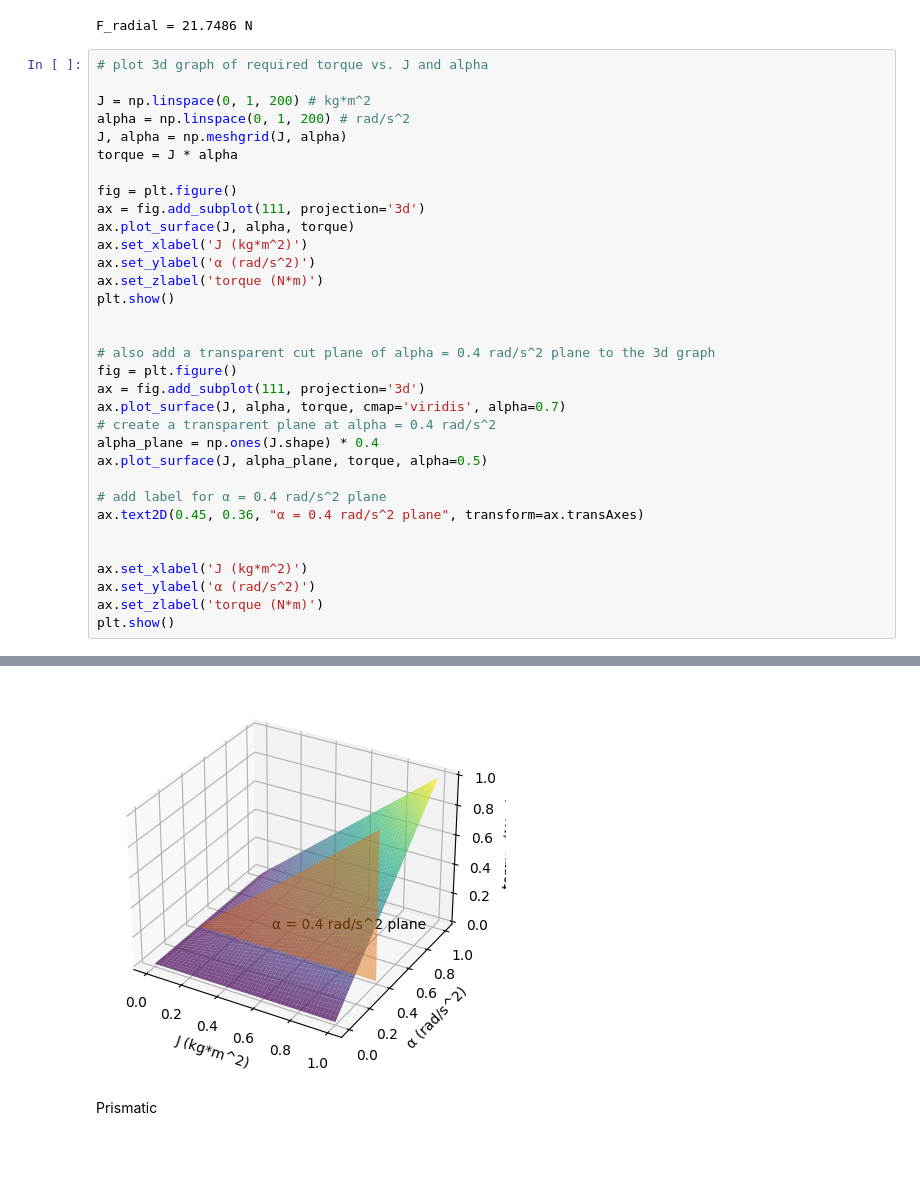
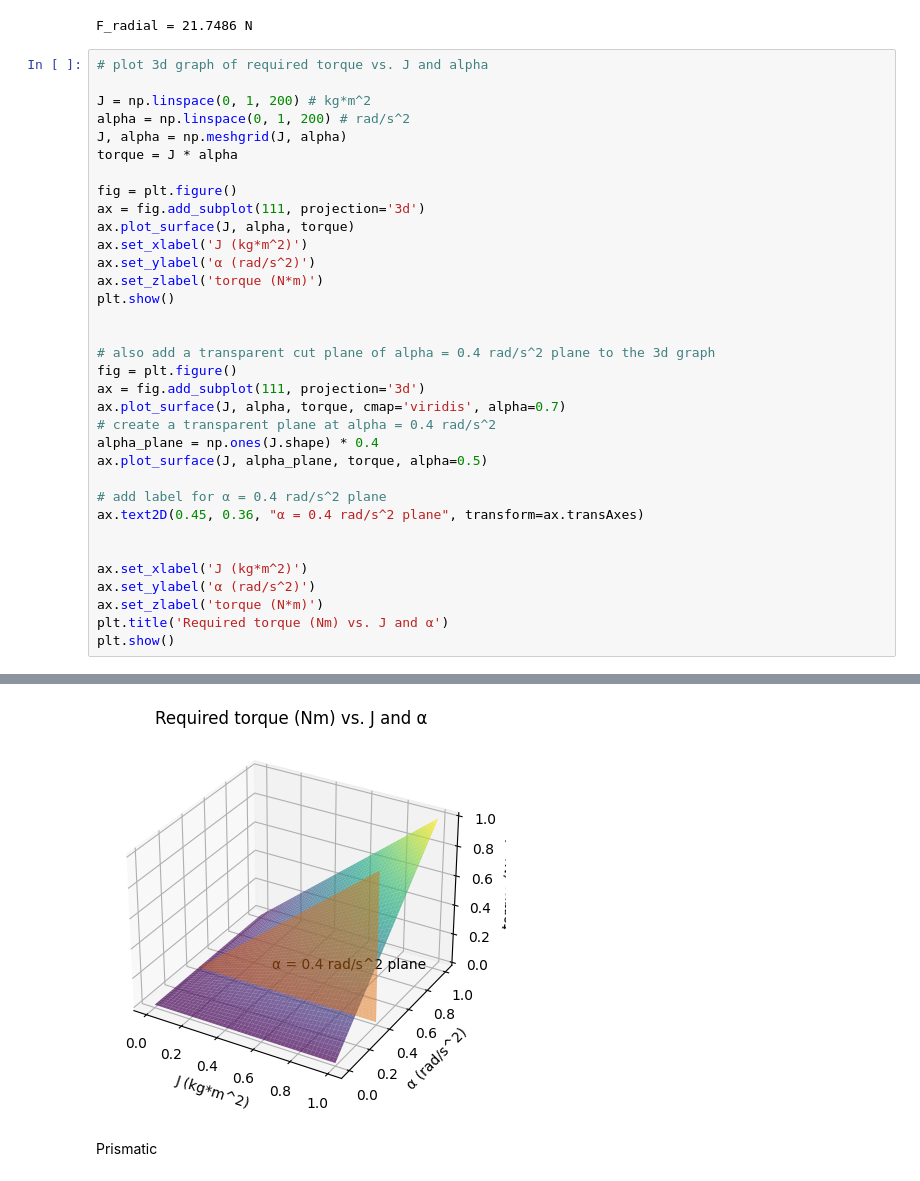
Before and after one commit to lyDevper/Autto-Pen-Calculation, a Jupyter notebook: AuttoPen_calc.ipynb, the cells around one changed output, grey strips where cells are left out. Drawn from its saved outputs; the diff is of its cells as text; blank space fills up the shorter version.

Commit message:
Updated value and graphs

```diff
--- a/AuttoPen_calc.ipynb
+++ b/AuttoPen_calc.ipynb
@@ -44,34 +46,35 @@ alpha = np.linspace(0, 1, 200) # rad/s^2
 J, alpha = np.meshgrid(J, alpha)
 torque = J * alpha
 
 fig = plt.figure()
 ax = fig.add_subplot(111, projection='3d')
 ax.plot_surface(J, alpha, torque)
 ax.set_xlabel('J (kg*m^2)')
 ax.set_ylabel('α (rad/s^2)')
 ax.set_zlabel('torque (N*m)')
 plt.show()
 
 
 # also add a transparent cut plane of alpha = 0.4 rad/s^2 plane to the 3d graph
 fig = plt.figure()
 ax = fig.add_subplot(111, projection='3d')
 ax.plot_surface(J, alpha, torque, cmap='viridis', alpha=0.7)
 # create a transparent plane at alpha = 0.4 rad/s^2
 alpha_plane = np.ones(J.shape) * 0.4
 ax.plot_surface(J, alpha_plane, torque, alpha=0.5)
 
 # add label for α = 0.4 rad/s^2 plane
 ax.text2D(0.45, 0.36, "α = 0.4 rad/s^2 plane", transform=ax.transAxes)
 
 
 ax.set_xlabel('J (kg*m^2)')
 ax.set_ylabel('α (rad/s^2)')
 ax.set_zlabel('torque (N*m)')
+plt.title('Required torque (Nm) vs. J and α')
 plt.show()
 # %% [output]
 [figure]
-[figure, old version]
+[figure, new version]
 # %% [markdown]
 Prismatic
 # %%
```
Also changed, not shown: parts of 3 cells of this notebook, 1 other file.
